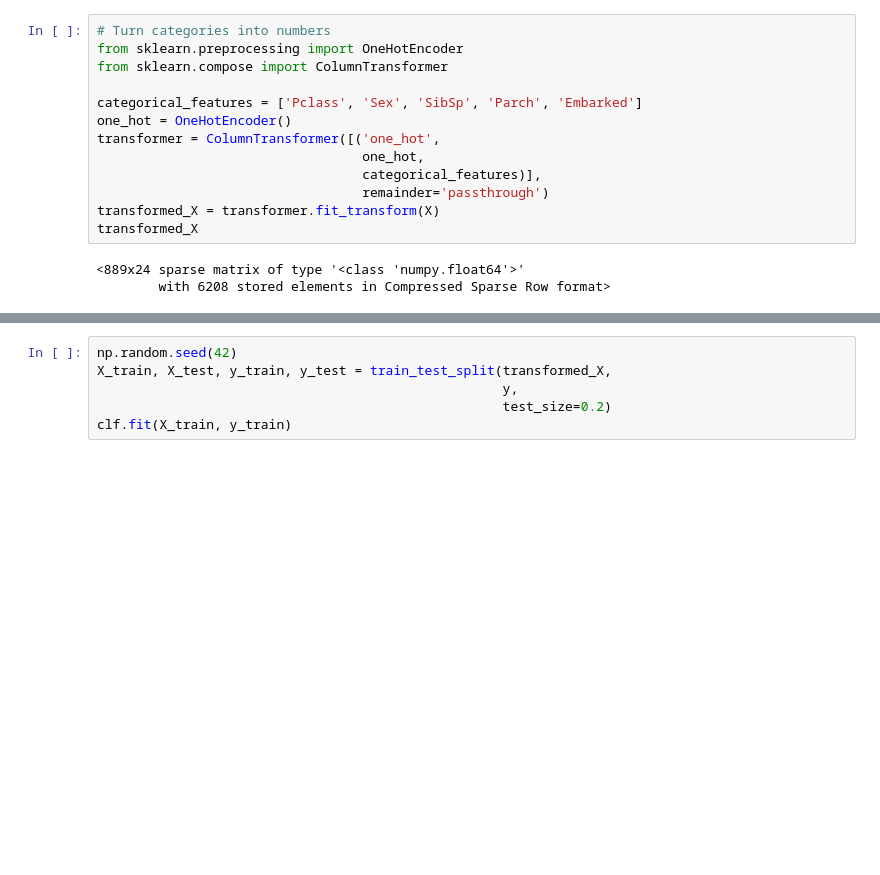
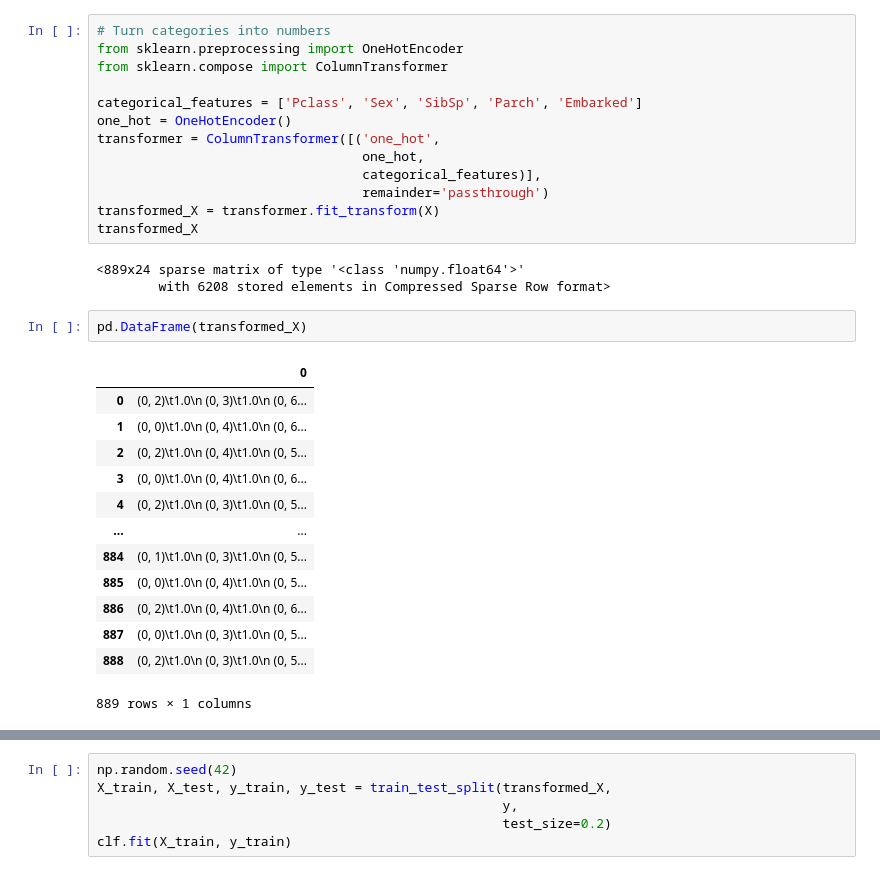
Before and after one commit to ashleyncasanova/titanic-project, a Jupyter notebook: titanic-project.ipynb, the cells around one changed output, grey strips where cells are left out. Cells and saved outputs as stored; diff of their text form; blank space fills up the shorter version.

```diff
--- a/titanic-project.ipynb
+++ b/titanic-project.ipynb
@@ -145,3 +145,19 @@ transformed_X
 # %% [output]
 <889x24 sparse matrix of type '<class 'numpy.float64'>'
         with 6208 stored elements in Compressed Sparse Row format>
+# %%
+pd.DataFrame(transformed_X)
+# %% [output]
+|  | 0 |
+| 0 | (0, 2)\t1.0\n (0, 3)\t1.0\n (0, 6... |
+| 1 | (0, 0)\t1.0\n (0, 4)\t1.0\n (0, 6... |
+| 2 | (0, 2)\t1.0\n (0, 4)\t1.0\n (0, 5... |
+| 3 | (0, 0)\t1.0\n (0, 4)\t1.0\n (0, 6... |
+| 4 | (0, 2)\t1.0\n (0, 3)\t1.0\n (0, 5... |
+| ... | ... |
+| 884 | (0, 1)\t1.0\n (0, 3)\t1.0\n (0, 5... |
+| 885 | (0, 0)\t1.0\n (0, 4)\t1.0\n (0, 5... |
+| 886 | (0, 2)\t1.0\n (0, 4)\t1.0\n (0, 6... |
+| 887 | (0, 0)\t1.0\n (0, 3)\t1.0\n (0, 5... |
+| 888 | (0, 2)\t1.0\n (0, 3)\t1.0\n (0, 5... |
+889 rows × 1 columns
```
Also changed, not shown: parts of 9 cells of this notebook.
